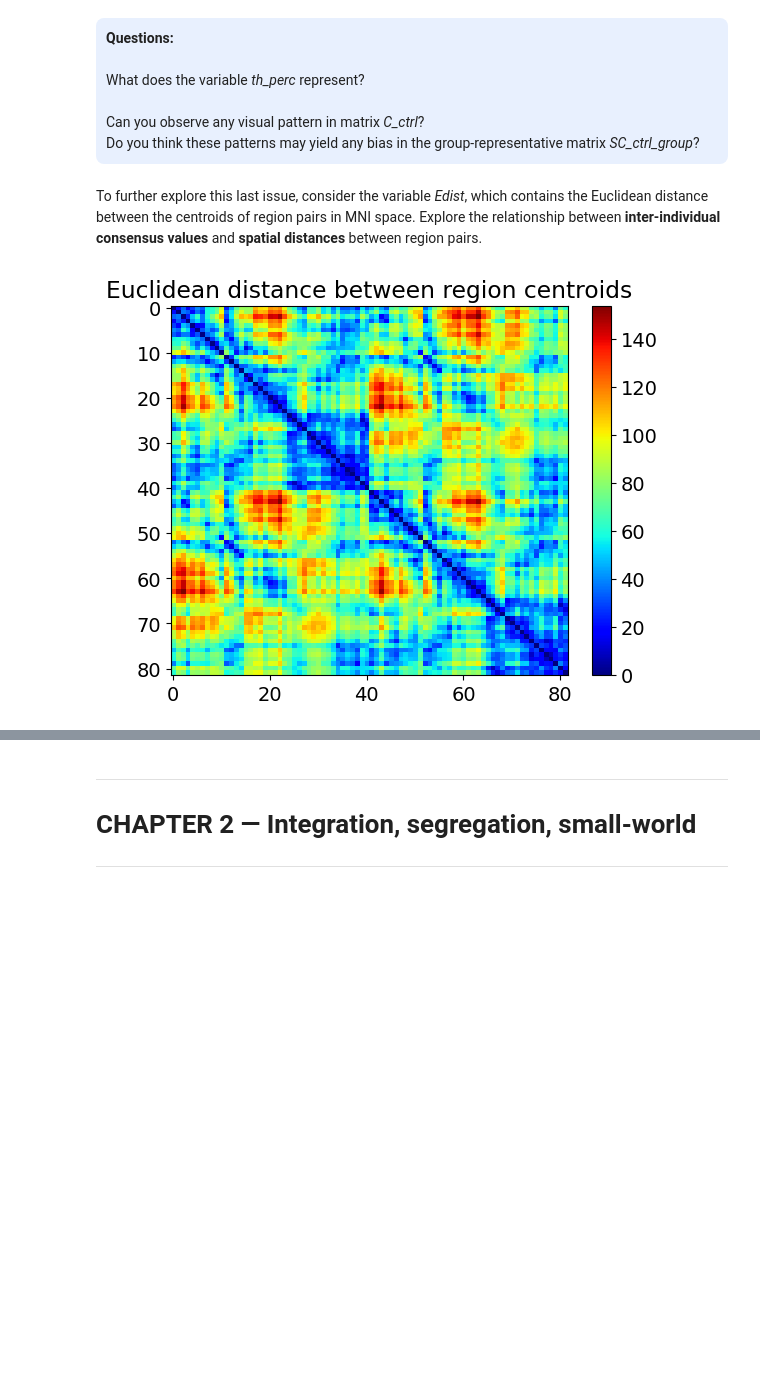
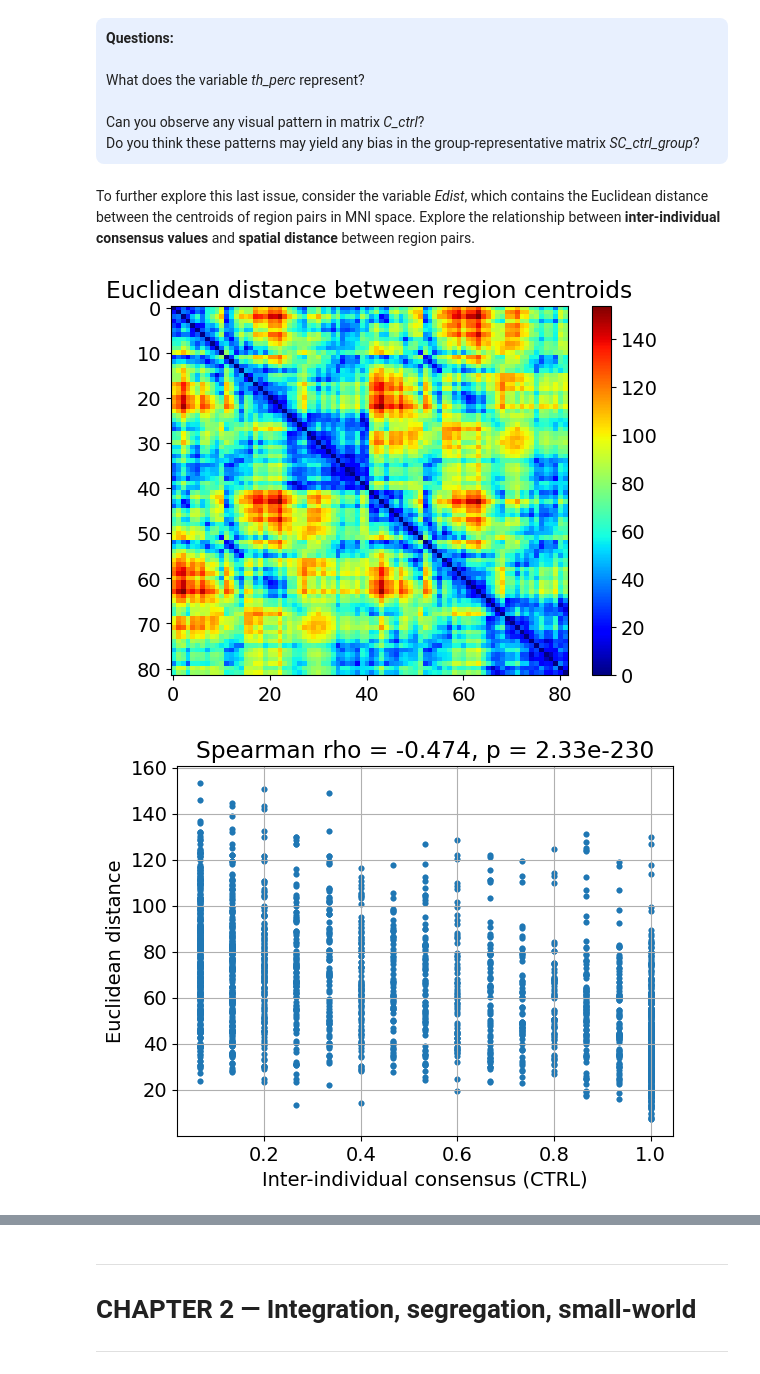
Before and after one commit to agriffa/IST_Connectomics_Lab, a Jupyter notebook: IST_Connectomics_Lab_colab.ipynb, the cells around one changed output, grey strips where cells are left out. Saved outputs shown, nothing was run; the diff lists cells and outputs as text; code cells hidden in the pictures; blank space fills up the shorter version.

```diff
--- a/IST_Connectomics_Lab_colab.ipynb
+++ b/IST_Connectomics_Lab_colab.ipynb
@@ -366,19 +381,30 @@ Group density: 0.2830472749171936
     Do you think these patterns may yield any bias in the group-representative matrix <i>SC_ctrl_group</i>?<br>
 </div>
 # %% [markdown]
-To further explore this last issue, consider the variable *Edist*, which contains the Euclidean distance between the centroids of region pairs in MNI space. Explore the relationship between **inter-individual consensus values** and **spatial distances** between region pairs.
+To further explore this last issue, consider the variable *Edist*, which contains the Euclidean distance between the centroids of region pairs in MNI space. Explore the relationship between **inter-individual consensus values** and **spatial distance** between region pairs.
 # %%
 # Visualize Edist
 plt.figure()
 plt.imshow(Edist, cmap=plt.cm.jet)
 plt.axis("equal"); plt.axis("tight")
 plt.colorbar()
 plt.title("Euclidean distance between region centroids")
 plt.show()
 
-# TODO: is there a correlation between inter-individual consensus and region pair distance?
+# Rank correlation between Edist and C_ctrl
+rho, p = spearmanr(C_ctrl[C_ctrl>0], Edist[C_ctrl>0])
+
+# Scatter plot
+plt.figure()
+plt.scatter(C_ctrl[C_ctrl>0], Edist[C_ctrl>0], s=10)
+plt.grid(True)
+plt.xlabel("Inter-individual consensus (CTRL)")
+plt.ylabel("Euclidean distance")
+plt.title(f"Spearman rho = {rho:.3f}, p = {p:.3g}")
+plt.show()
 # %% [output]
 [figure]
+[figure, added]
 # %% [markdown]
 <div style="background-color:#e8f0fe; padding:10px; border-radius:8px">
 <b>Questions:</b> <br><br>
```
Also changed, not shown: parts of 45 cells of this notebook.
